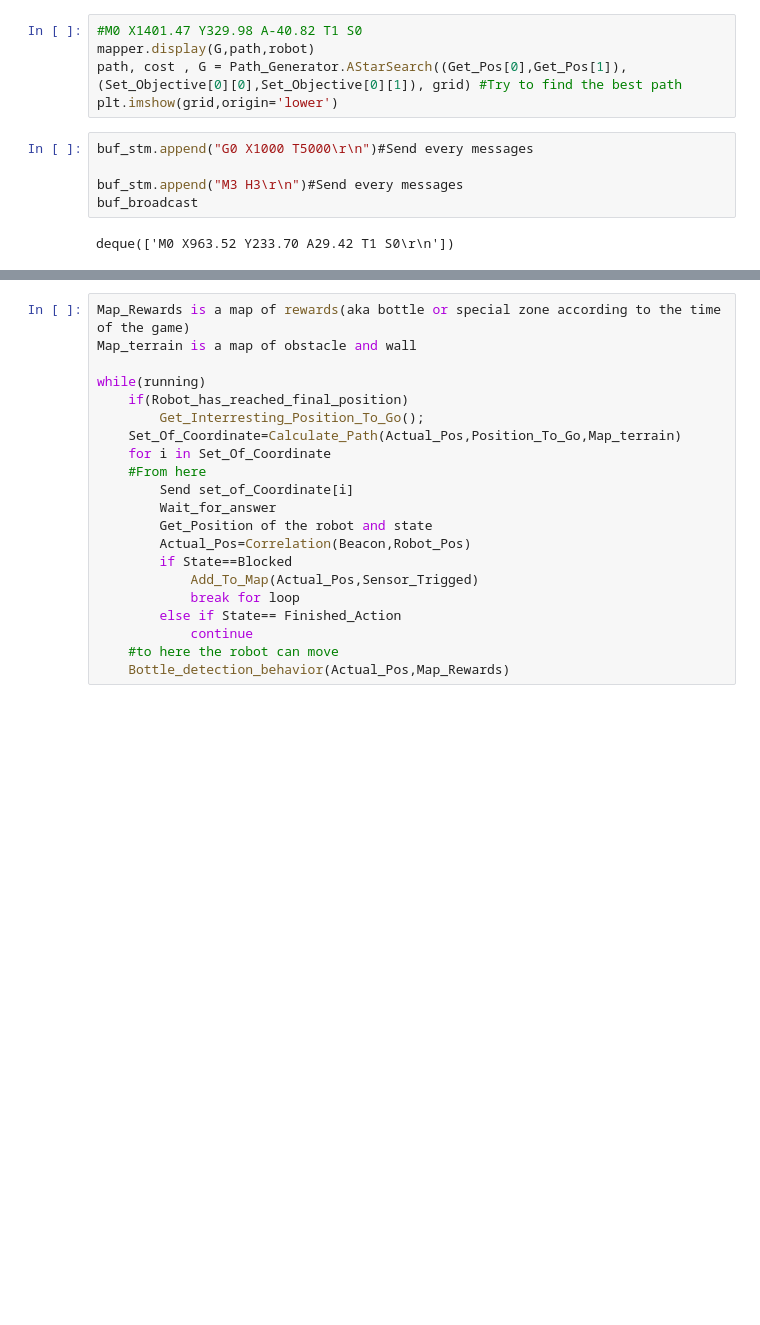
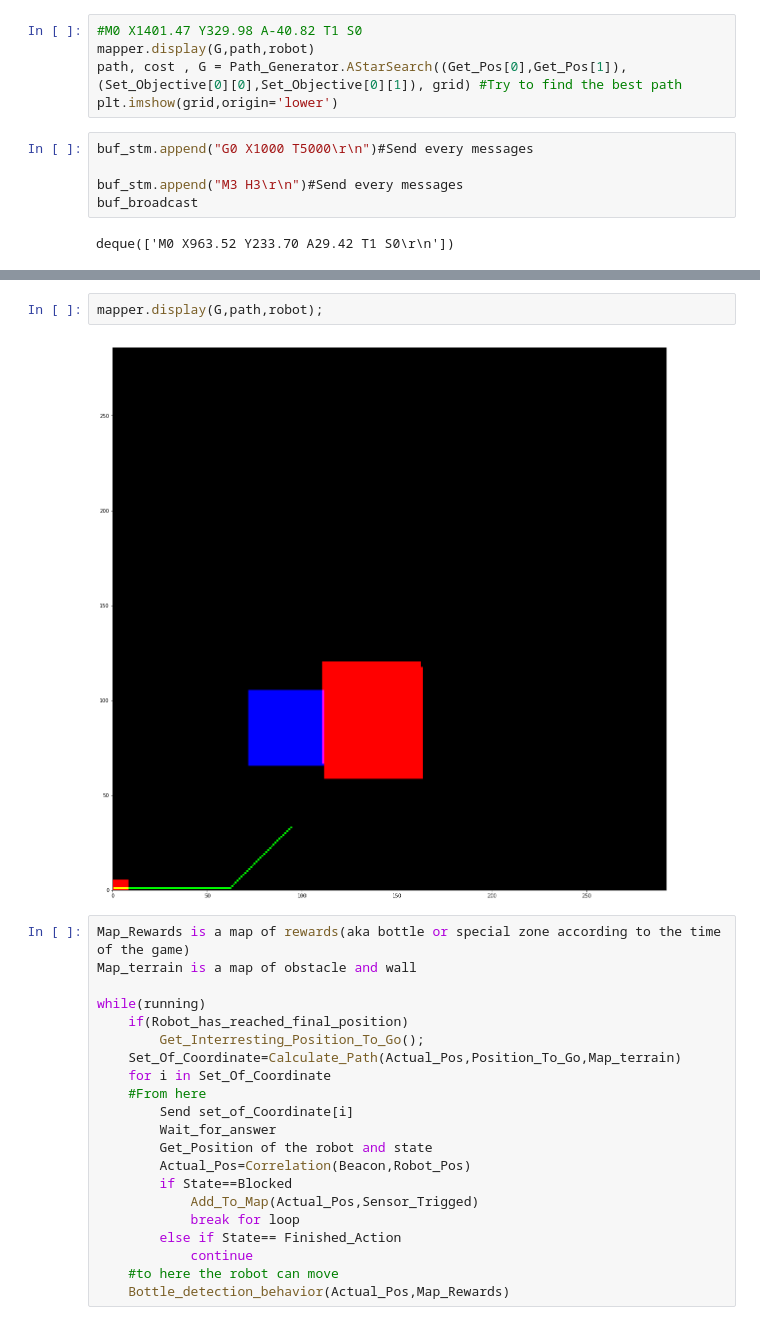
Before and after one commit to Guilhem74/STI_Robotic_Competition_Software, a Jupyter notebook: Architecture/main.ipynb, the cells around one changed output, grey strips where cells are left out. Cells and saved outputs as stored; diff of their text form; blank space fills up the shorter version.

```diff
--- a/Architecture/main.ipynb
+++ b/Architecture/main.ipynb
@@ -217,3 +232,7 @@ OK: X=10.00 Y=250.00 A=0.00
+# %%
+mapper.display(G,path,robot);
+# %% [output]
+[figure, added]
 # %%
 Map_Rewards is a map of rewards(aka bottle or special zone according to the time of the game)
 Map_terrain is a map of obstacle and wall
```
Also changed, not shown: parts of 10 cells of this notebook, 1 other file.
